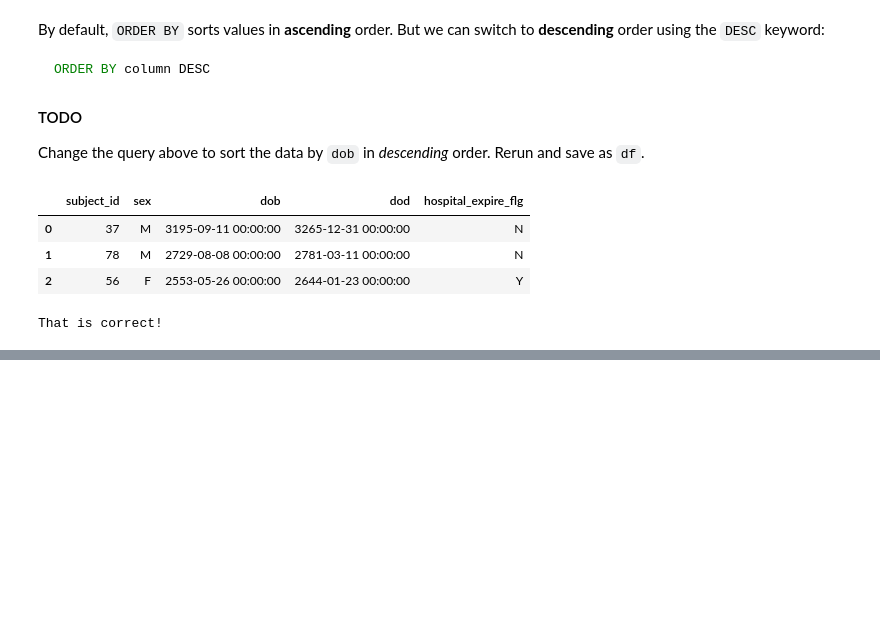
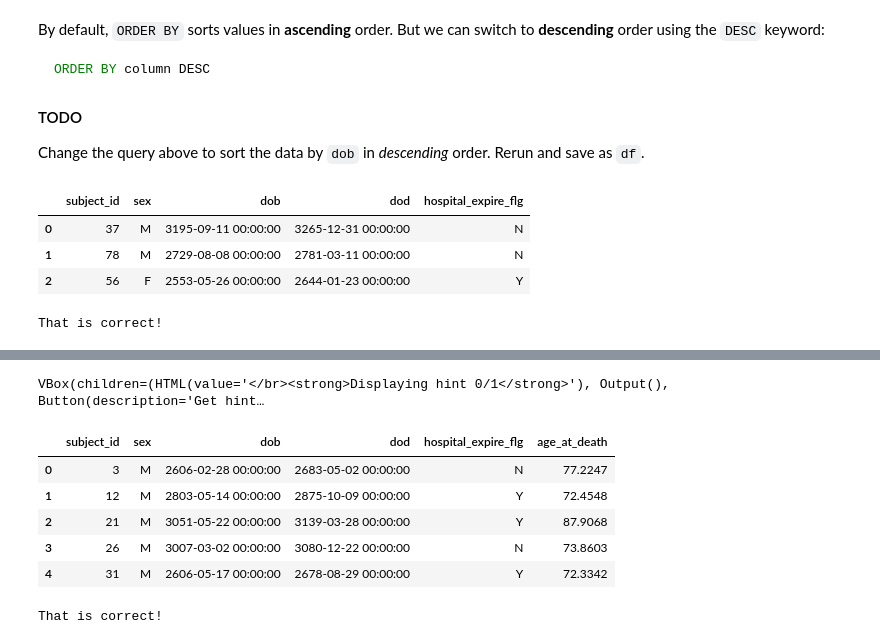
Before and after one commit to abchapman93/PHS_Data_Science_2022_instructor, a Jupyter notebook: Module-3-SQL/01-Intro-to-SQL-instructor.ipynb, the cells around one changed output, grey strips where cells are left out. Saved outputs shown, nothing was run; the diff lists cells and outputs as text; code cells hidden in the pictures; blank space fills up the shorter version.

```diff
--- a/Module-3-SQL/01-Intro-to-SQL-instructor.ipynb
+++ b/Module-3-SQL/01-Intro-to-SQL-instructor.ipynb
@@ -439,0 +547,21 @@ That is correct!
+# %%
+# RUN CELL TO SEE HINT
+hint_age_in_years
+# %% [output]
+VBox(children=(HTML(value='</br><strong>Displaying hint 0/1</strong>'), Output(), Button(description='Get hint…
+# %%
+query = """
+SELECT *
+    ,DATEDIFF(dod, dob) / 365 age_at_death
+FROM d_patients;
+"""
+
+df_patients = pd.read_sql(query, conn)
+df_patients.head()
+# %% [output]
+|  | subject_id | sex | dob | dod | hospital_expire_flg | age_at_death |
+| 0 | 3 | M | 2606-02-28 00:00:00 | 2683-05-02 00:00:00 | N | 77.2247 |
+| 1 | 12 | M | 2803-05-14 00:00:00 | 2875-10-09 00:00:00 | Y | 72.4548 |
+| 2 | 21 | M | 3051-05-22 00:00:00 | 3139-03-28 00:00:00 | Y | 87.9068 |
+| 3 | 26 | M | 3007-03-02 00:00:00 | 3080-12-22 00:00:00 | N | 73.8603 |
+| 4 | 31 | M | 2606-05-17 00:00:00 | 2678-08-29 00:00:00 | Y | 72.3342 |
@@ -439,0 +576,5 @@ That is correct!
+# %%
+# RUN CELL TO TEST VALUE
+test_age_at_death.test(df_patients)
+# %% [output]
+That is correct!
```
Also changed, not shown: parts of 40 cells of this notebook, 5 other files.
